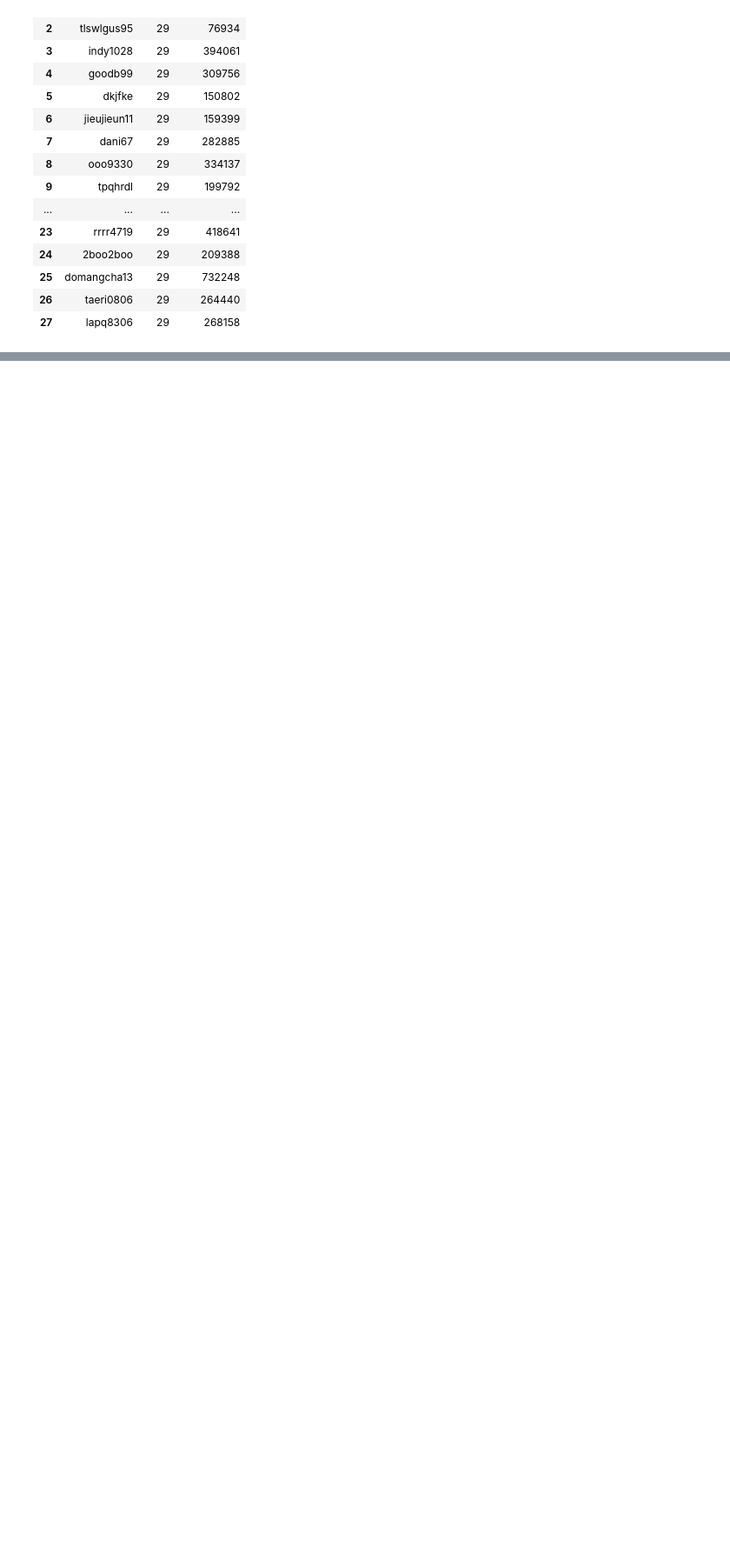
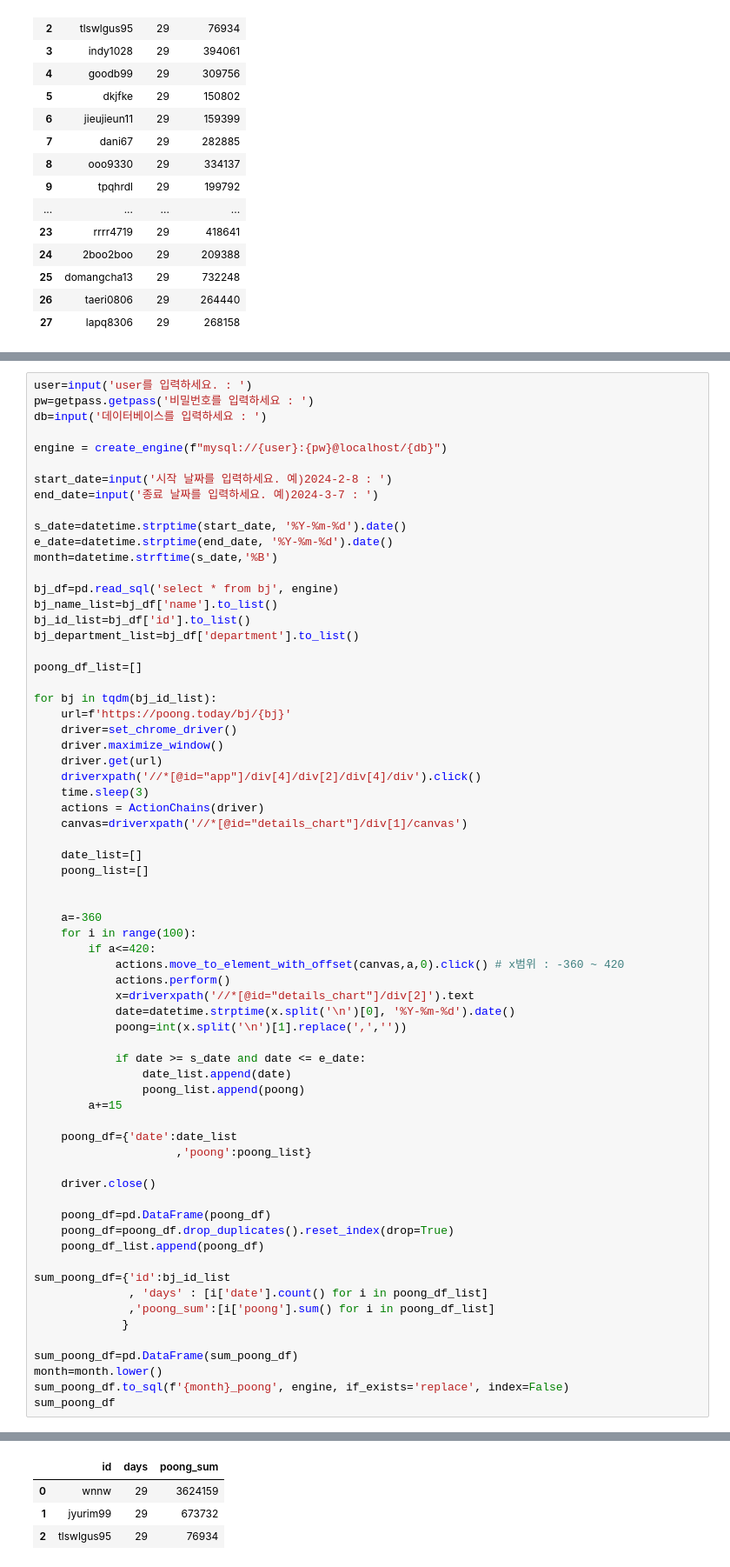
Before and after one commit to masche14/Sooni_poong_sum, a Jupyter notebook: sumpoong.ipynb, the cells around one changed output, grey strips where cells are left out. Shown: that part at 87% size. Cells and saved outputs as stored; diff of their text form; blank space fills up the shorter version.

```diff
--- a/sumpoong.ipynb
+++ b/sumpoong.ipynb
@@ -485,0 +493,68 @@ sum_poong_df
+# %%
+user=input('user를 입력하세요. : ')
+pw=getpass.getpass('비밀번호를 입력하세요 : ')
+db=input('데이터베이스를 입력하세요 : ')
+
+engine = create_engine(f"mysql://{user}:{pw}@localhost/{db}")
+
+start_date=input('시작 날짜를 입력하세요. 예)2024-2-8 : ')
+end_date=input('종료 날짜를 입력하세요. 예)2024-3-7 : ')
+
+s_date=datetime.strptime(start_date, '%Y-%m-%d').date()
+e_date=datetime.strptime(end_date, '%Y-%m-%d').date()
+month=datetime.strftime(s_date,'%B')
+
+bj_df=pd.read_sql('select * from bj', engine)
+bj_name_list=bj_df['name'].to_list()
+bj_id_list=bj_df['id'].to_list()
+bj_department_list=bj_df['department'].to_list()
+
+poong_df_list=[]
+
+for bj in tqdm(bj_id_list):
+    url=f'https://poong.today/bj/{bj}'
+    driver=set_chrome_driver()
+    driver.maximize_window()
+    driver.get(url)
+    driverxpath('//*[@id="app"]/div[4]/div[2]/div[4]/div').click()
+    time.sleep(3)
+    actions = ActionChains(driver)
+    canvas=driverxpath('//*[@id="details_chart"]/div[1]/canvas')
+
+    date_list=[]
+    poong_list=[]
+
+
+    a=-360
+    for i in range(100):
+        if a<=420:
+            actions.move_to_element_with_offset(canvas,a,0).click() # x범위 : -360 ~ 420
+            actions.perform()
+            x=driverxpath('//*[@id="details_chart"]/div[2]').text
+            date=datetime.strptime(x.split('\n')[0], '%Y-%m-%d').date()
+            poong=int(x.split('\n')[1].replace(',',''))
+
+            if date >= s_date and date <= e_date:
+                date_list.append(date)
+                poong_list.append(poong)
+        a+=15
+
+    poong_df={'date':date_list
+                     ,'poong':poong_list}
+
+    driver.close()
+
+    poong_df=pd.DataFrame(poong_df)
+    poong_df=poong_df.drop_duplicates().reset_index(drop=True)
+    poong_df_list.append(poong_df)
+
+sum_poong_df={'id':bj_id_list
+              , 'days' : [i['date'].count() for i in poong_df_list]
+              ,'poong_sum':[i['poong'].sum() for i in poong_df_list]
+             }
+
+sum_poong_df=pd.DataFrame(sum_poong_df)
+month=month.lower()
+sum_poong_df.to_sql(f'{month}_poong', engine, if_exists='replace', index=False)
+sum_poong_df
+# %% [output]
@@ -485,0 +566,4 @@ sum_poong_df
+|  | id | days | poong_sum |
+| 0 | wnnw | 29 | 3624159 |
+| 1 | jyurim99 | 29 | 673732 |
+| 2 | tlswlgus95 | 29 | 76934 |
```
Also changed, not shown: parts of 5 cells of this notebook.
